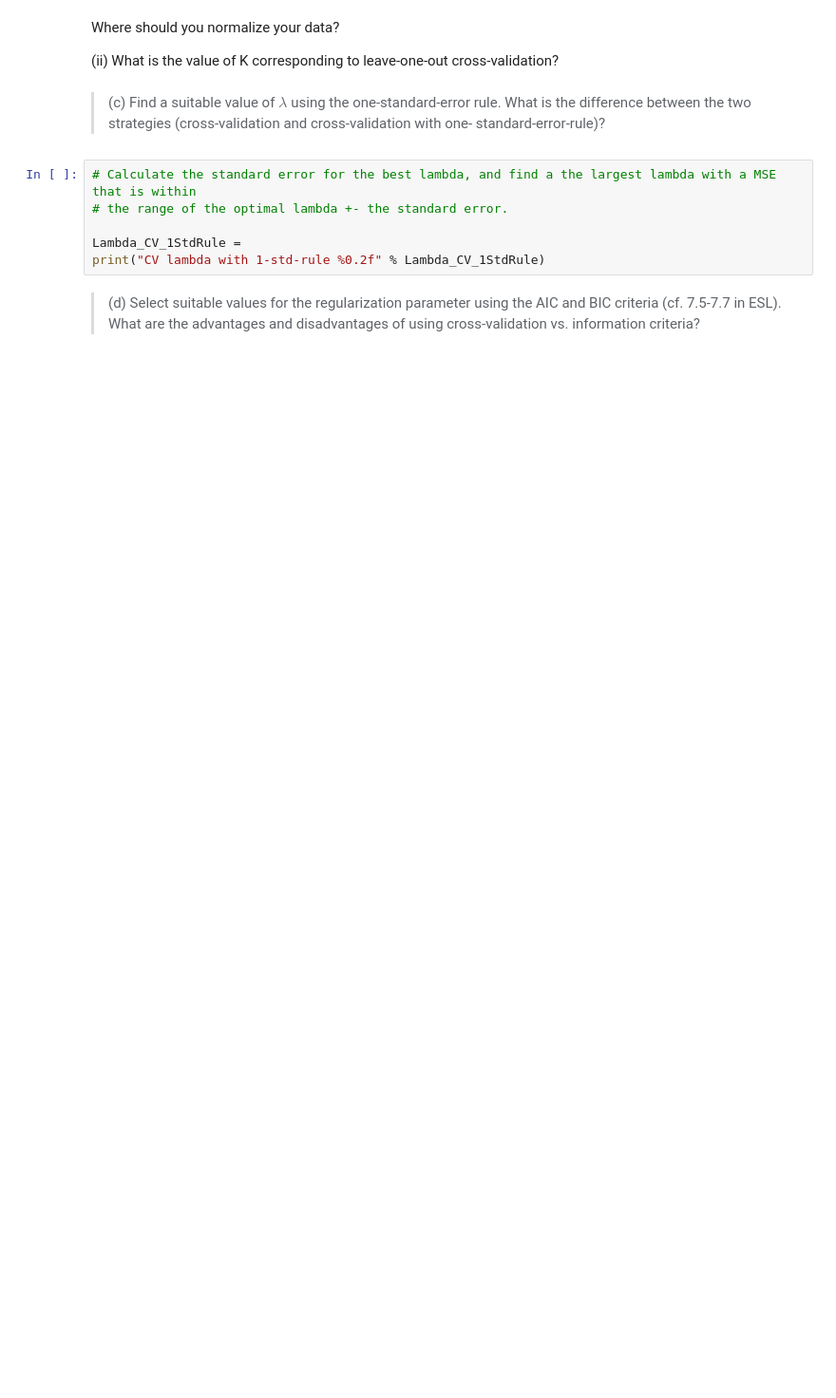
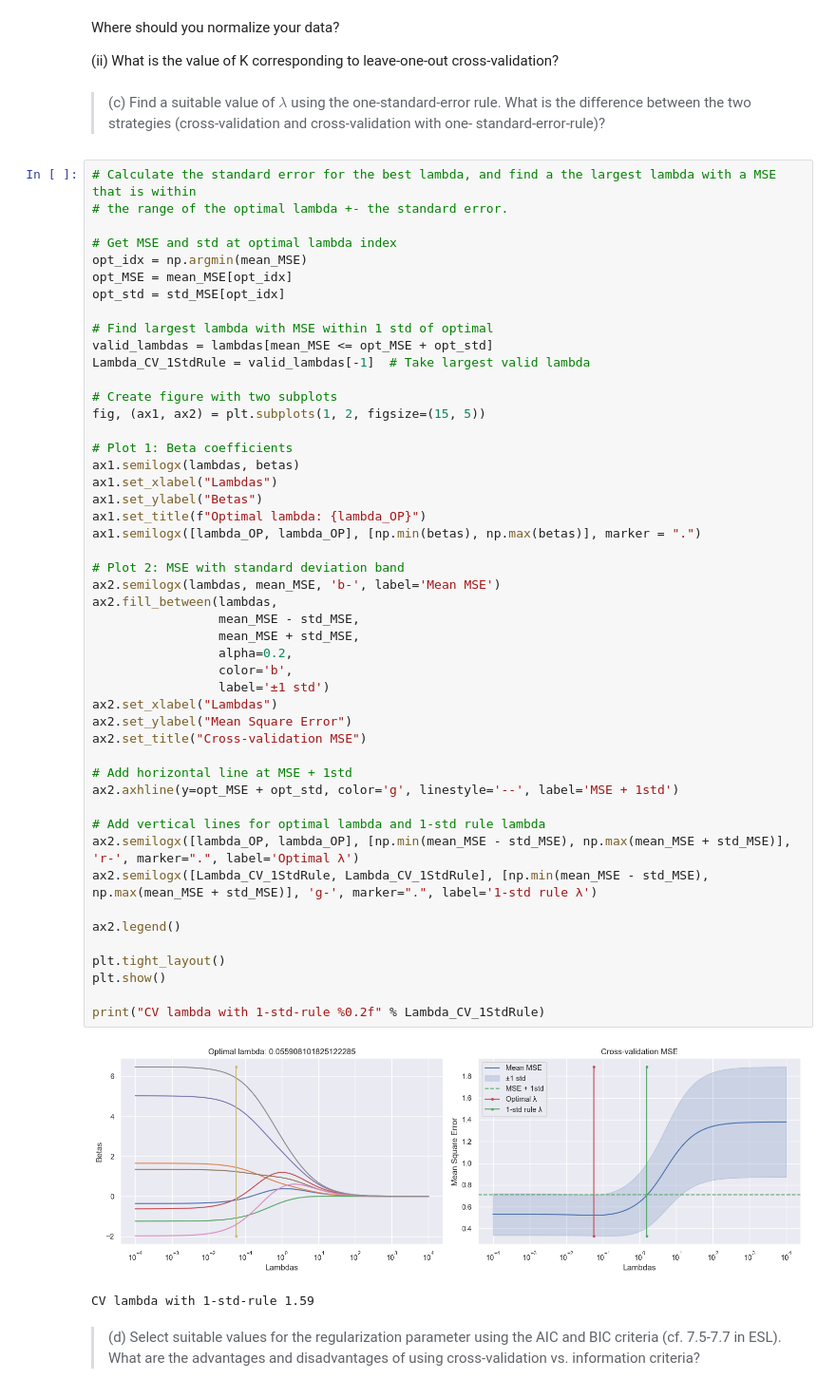
Before and after one commit to AlessandroLongo23/Computational-Data-Analysis, a Jupyter notebook: week2_Exercise_questions/w2_ex1.ipynb, the cells around one changed output. Shown: that part at 95% size. Saved outputs shown, nothing was run; the diff lists cells and outputs as text; blank space fills up the shorter version.

```diff
--- a/week2_Exercise_questions/w2_ex1.ipynb
+++ b/week2_Exercise_questions/w2_ex1.ipynb
@@ -98,11 +154,56 @@ Where should you normalize your data?
 (ii) What is the value of K corresponding to leave-one-out cross-validation?
 # %% [markdown]
 > (c) Find a suitable value of $λ$ using the one-standard-error rule. What is the difference between the two strategies (cross-validation and cross-validation with one- standard-error-rule)?
-# %%
-# Calculate the standard error for the best lambda, and find a the largest lambda with a MSE that is within
-# the range of the optimal lambda +- the standard error.
-
-Lambda_CV_1StdRule =
-print("CV lambda with 1-std-rule %0.2f" % Lambda_CV_1StdRule)
+# %%
+# Calculate the standard error for the best lambda, and find a the largest lambda with a MSE that is within
+# the range of the optimal lambda +- the standard error.
+
+# Get MSE and std at optimal lambda index
+opt_idx = np.argmin(mean_MSE)
+opt_MSE = mean_MSE[opt_idx]
+opt_std = std_MSE[opt_idx]
+
+# Find largest lambda with MSE within 1 std of optimal
+valid_lambdas = lambdas[mean_MSE <= opt_MSE + opt_std]
+Lambda_CV_1StdRule = valid_lambdas[-1]  # Take largest valid lambda
+
+# Create figure with two subplots
+fig, (ax1, ax2) = plt.subplots(1, 2, figsize=(15, 5))
+
+# Plot 1: Beta coefficients
+ax1.semilogx(lambdas, betas)
+ax1.set_xlabel("Lambdas")
+ax1.set_ylabel("Betas")
+ax1.set_title(f"Optimal lambda: {lambda_OP}")
+ax1.semilogx([lambda_OP, lambda_OP], [np.min(betas), np.max(betas)], marker = ".")
+
+# Plot 2: MSE with standard deviation band
+ax2.semilogx(lambdas, mean_MSE, 'b-', label='Mean MSE')
+ax2.fill_between(lambdas,
+                 mean_MSE - std_MSE,
+                 mean_MSE + std_MSE,
+                 alpha=0.2,
+                 color='b',
+                 label='±1 std')
+ax2.set_xlabel("Lambdas")
+ax2.set_ylabel("Mean Square Error")
+ax2.set_title("Cross-validation MSE")
+
+# Add horizontal line at MSE + 1std
+ax2.axhline(y=opt_MSE + opt_std, color='g', linestyle='--', label='MSE + 1std')
+
+# Add vertical lines for optimal lambda and 1-std rule lambda
+ax2.semilogx([lambda_OP, lambda_OP], [np.min(mean_MSE - std_MSE), np.max(mean_MSE + std_MSE)], 'r-', marker=".", label='Optimal λ')
+ax2.semilogx([Lambda_CV_1StdRule, Lambda_CV_1StdRule], [np.min(mean_MSE - std_MSE), np.max(mean_MSE + std_MSE)], 'g-', marker=".", label='1-std rule λ')
+
+ax2.legend()
+
+plt.tight_layout()
+plt.show()
+
+print("CV lambda with 1-std-rule %0.2f" % Lambda_CV_1StdRule)
+# %% [output]
+[figure, added]
+CV lambda with 1-std-rule 1.59
 # %% [markdown]
 > (d) Select suitable values for the regularization parameter using the AIC and BIC criteria (cf. 7.5-7.7 in ESL). What are the advantages and disadvantages of using cross-validation vs. information criteria?
```
Also changed, not shown: parts of 11 cells of this notebook, 1 other file.
